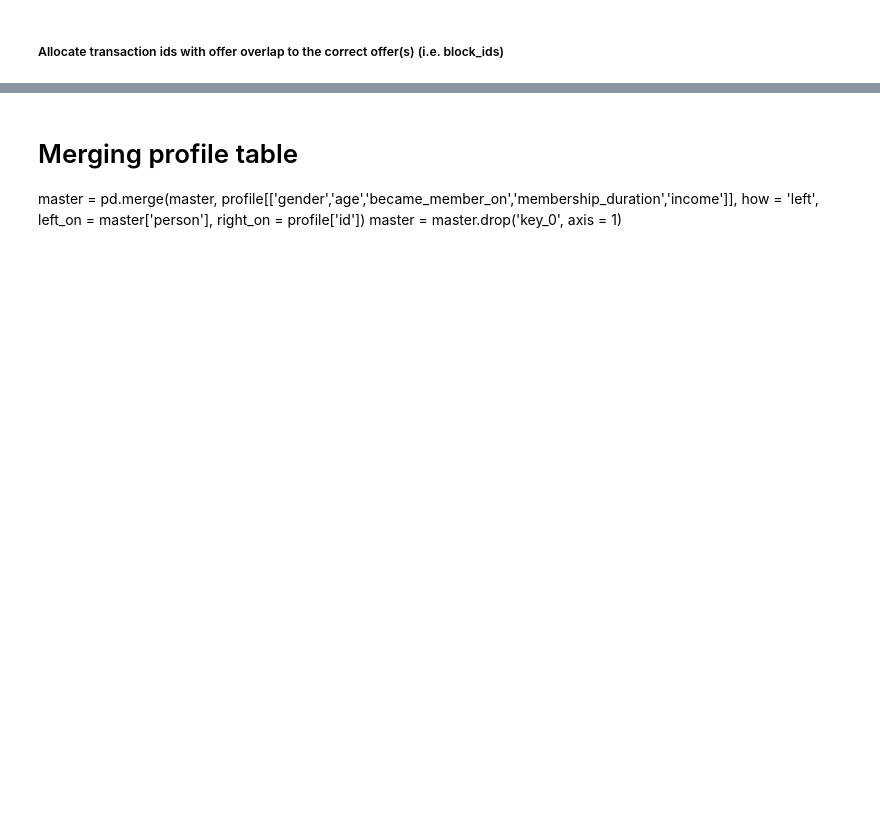
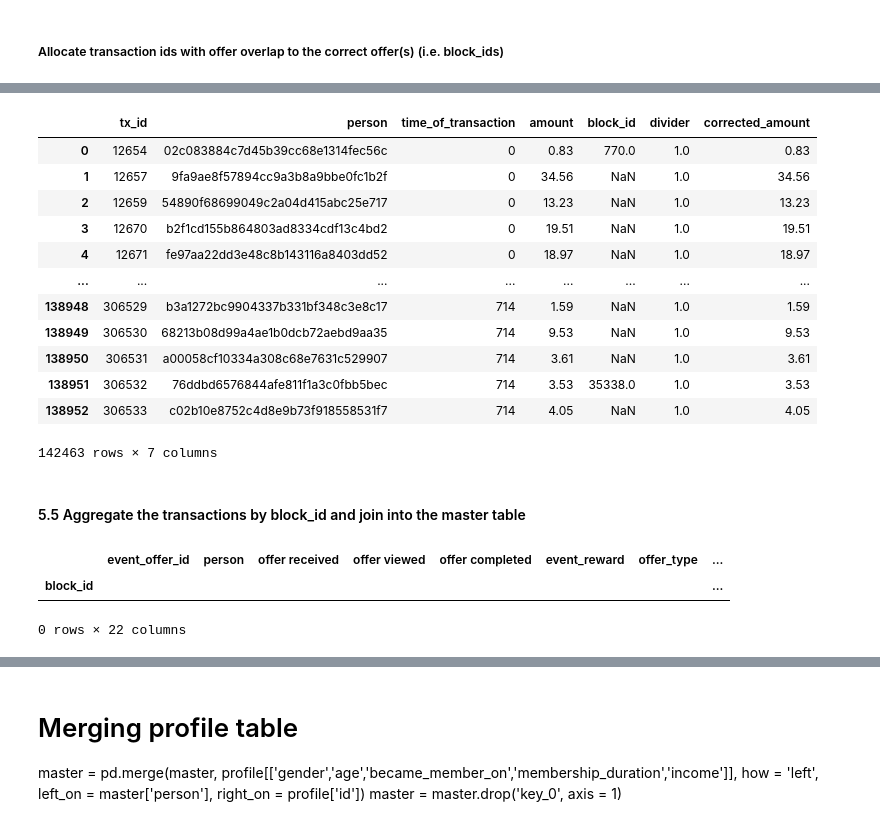
Before and after one commit to judithleao/capstone-project-starbucks, a Jupyter notebook: Starbucks-Wrangling.ipynb, the cells around one changed output, grey strips where cells are left out. Drawn from its saved outputs; the diff is of its cells as text; code cells hidden in the pictures; blank space fills up the shorter version.

Commit message:
Finalized transaction amount allocation for treatments group

```diff
--- a/Starbucks-Wrangling.ipynb
+++ b/Starbucks-Wrangling.ipynb
@@ -856,15 +709,0 @@ block_id_allocation = pd.merge(tx, block_id_allocation, how = 'left', left_on =
-# %%
-# Get number of block_ids that a tx_id is allocated to to reduce the amount
-tx_id_block_id_dict_len = {}
-for key, value in tx_id_block_id_dict.items():
-    try:
-        a = len(value)
-    except:
-        a = 1
-    tx_id_block_id_dict_len[key] = a
-
-block_id_allocation = pd.merge(block_id_allocation,pd.DataFrame.from_dict(tx_id_block_id_dict_len, orient = 'index'), how = 'left', left_on = 'tx_id', right_index = True).rename(columns={0:'divider'})
-block_id_allocation.loc[block_id_allocation['divider'].isna(), 'divider'] = 1
-
-# Calculate amount to be allocated to each separate block_id
-block_id_allocation['corrected_amount'] = block_id_allocation['amount']/block_id_allocation['divider']
@@ -949,0 +731,5 @@ check.loc[check['person'] == '00cf1bbec83f4a658f8994e556db4633']
+# %%
+# Create a dataframe that allocates transactions to block ids for those with and without awareness and those with and without overlap
+# https://stackoverflow.com/questions/18837262/convert-python-dict-into-a-dataframe
+block_id_allocation = pd.DataFrame(dict_treatment_overlap.items()).set_index(0).rename(columns={1:0}).append(pd.DataFrame.from_dict(dict_treatment_no_overlap, orient = 'index'))
+block_id_allocation = block_id_allocation.reset_index().rename(columns = {'index':'tx_id'})
@@ -949,0 +776,15 @@ check.loc[check['person'] == '00cf1bbec83f4a658f8994e556db4633']
+# %%
+# Get number of block_ids that a tx_id is allocated to to reduce the amount
+dict_treatment_overlap_len = {}
+for key, value in dict_treatment_overlap.items():
+    try:
+        a = len(value)
+    except:
+        a = 1
+    dict_treatment_overlap_len[key] = a
+
+block_id_allocation = pd.merge(block_id_allocation,pd.DataFrame.from_dict(dict_treatment_overlap_len, orient = 'index'), how = 'left', left_on = 'tx_id', right_index = True).rename(columns={0:'divider'})
+block_id_allocation.loc[block_id_allocation['divider'].isna(), 'divider'] = 1
+
+# Calculate amount to be allocated to each separate block_id
+block_id_allocation['corrected_amount'] = block_id_allocation['amount']/block_id_allocation['divider']
@@ -949,0 +795,18 @@ check.loc[check['person'] == '00cf1bbec83f4a658f8994e556db4633']
+# %%
+block_id_allocation
+# %% [output]
+|  | tx_id | person | time_of_transaction | amount | block_id | divider | corrected_amount |
+| 0 | 12654 | 02c083884c7d45b39cc68e1314fec56c | 0 | 0.83 | 770.0 | 1.0 | 0.83 |
+| 1 | 12657 | 9fa9ae8f57894cc9a3b8a9bbe0fc1b2f | 0 | 34.56 | NaN | 1.0 | 34.56 |
+| 2 | 12659 | 54890f68699049c2a04d415abc25e717 | 0 | 13.23 | NaN | 1.0 | 13.23 |
+| 3 | 12670 | b2f1cd155b864803ad8334cdf13c4bd2 | 0 | 19.51 | NaN | 1.0 | 19.51 |
+| 4 | 12671 | fe97aa22dd3e48c8b143116a8403dd52 | 0 | 18.97 | NaN | 1.0 | 18.97 |
+| ... | ... | ... | ... | ... | ... | ... | ... |
+| 138948 | 306529 | b3a1272bc9904337b331bf348c3e8c17 | 714 | 1.59 | NaN | 1.0 | 1.59 |
+| 138949 | 306530 | 68213b08d99a4ae1b0dcb72aebd9aa35 | 714 | 9.53 | NaN | 1.0 | 9.53 |
+| 138950 | 306531 | a00058cf10334a308c68e7631c529907 | 714 | 3.61 | NaN | 1.0 | 3.61 |
+| 138951 | 306532 | 76ddbd6576844afe811f1a3c0fbb5bec | 714 | 3.53 | 35338.0 | 1.0 | 3.53 |
+| 138952 | 306533 | c02b10e8752c4d8e9b73f918558531f7 | 714 | 4.05 | NaN | 1.0 | 4.05 |
+142463 rows × 7 columns
+# %% [markdown]
+#### 5.5 Aggregate the transactions by block_id and join into the master table
@@ -949,0 +821,7 @@ check.loc[check['person'] == '00cf1bbec83f4a658f8994e556db4633']
+# %%
+# Check 2: All completed offers where someone was aware have an amount
+aw_final.loc[(aw_final['was_completed'] == 1) & (aw_final['corrected_amount'].isna()) & (aw_final['was_aware'] == 1)] # >> Should return no results
+# %% [output]
+|  | event_offer_id | person | offer received | offer viewed | offer completed | event_reward | offer_type | ... |
+| block_id |  |  |  |  |  |  |  | ... |
+0 rows × 22 columns
```
Also changed, not shown: parts of 65 cells of this notebook.
